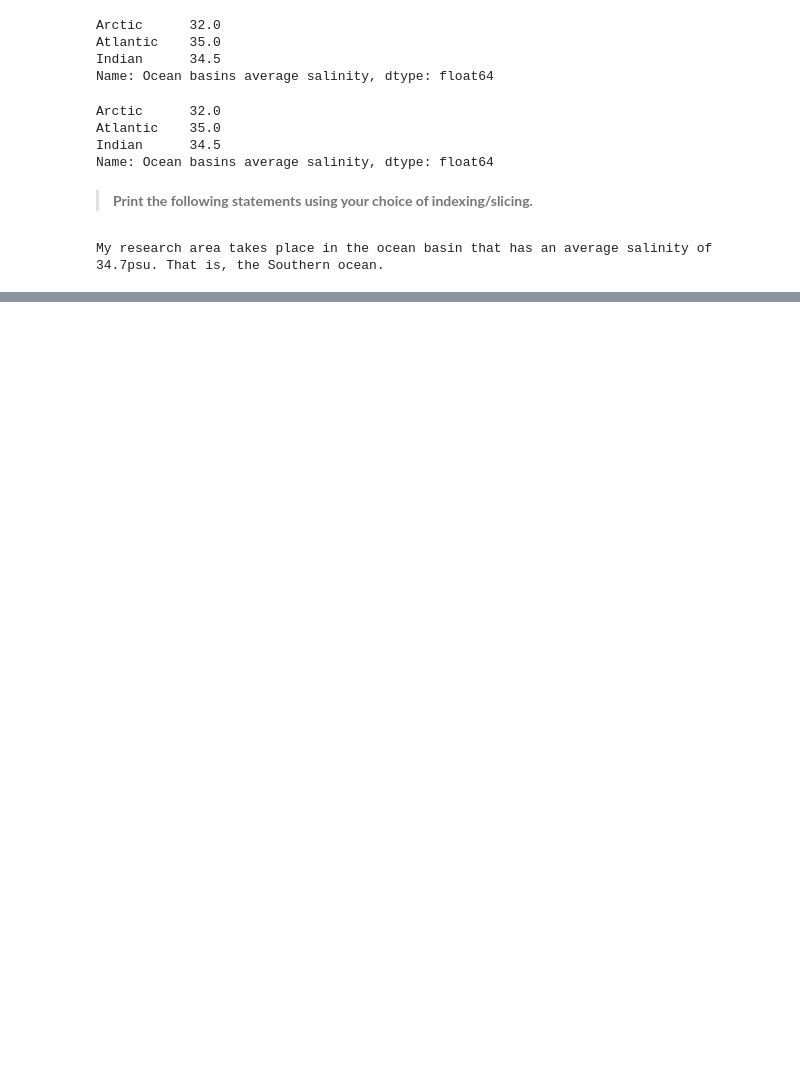
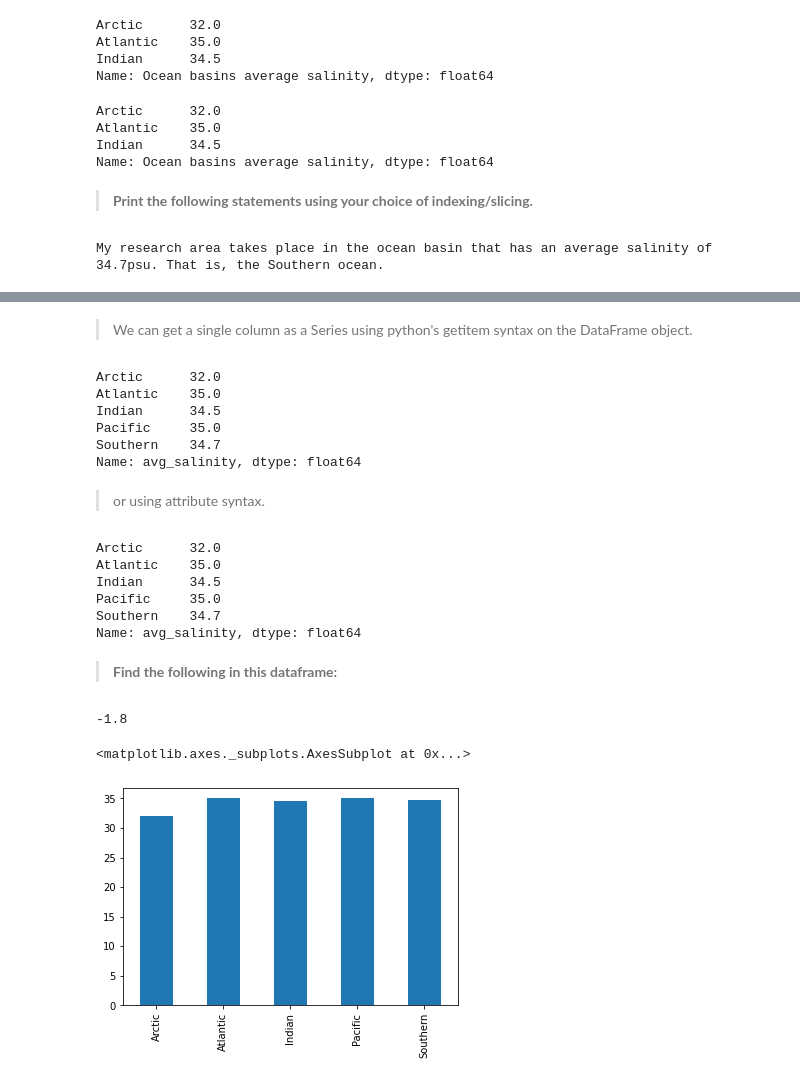
Before and after one commit to pyclub-cu/classes, a Jupyter notebook: Week_5_Salinity_Pandas.ipynb, the cells around one changed output, grey strips where cells are left out. Saved outputs shown, nothing was run; the diff lists cells and outputs as text; code cells hidden in the pictures; blank space fills up the shorter version.

```diff
--- a/Week_5_Salinity_Pandas.ipynb
+++ b/Week_5_Salinity_Pandas.ipynb
@@ -165,0 +170,11 @@ print('<Your answer here>')
+# %%
+#first create a dictionary
+ocean_basins = ['Arctic', 'Atlantic', 'Indian', 'Pacific', 'Southern']
+avg_salinity = [32, 35, 34.5, 35, 34.7]
+avg_temp = [-1.8, 14, 22, 20, 4]
+
+avg_data = {'avg_salinity': avg_salinity,
+        'avg_temp': avg_temp}
+
+
+df = pd.DataFrame(data=avg_data, index=ocean_basins)
@@ -165,0 +235,34 @@ print('<Your answer here>')
+# %% [markdown]
+> We can get a single column as a Series using python's getitem syntax on the DataFrame object.
+# %%
+df['avg_salinity']
+# %% [output]
+Arctic      32.0
+Atlantic    35.0
+Indian      34.5
+Pacific     35.0
+Southern    34.7
+Name: avg_salinity, dtype: float64
+# %% [markdown]
+> or using attribute syntax.
+# %%
+df.avg_salinity
+# %% [output]
+Arctic      32.0
+Atlantic    35.0
+Indian      34.5
+Pacific     35.0
+Southern    34.7
+Name: avg_salinity, dtype: float64
+# %% [markdown]
+> **Find the following in this dataframe:**
+# %%
+#What ocean basin has the coldest average temperature? What is that temperature?
+df.avg_temp.min()
+# %% [output]
+-1.8
+# %%
+df.avg_salinity.plot(kind='bar')
+# %% [output]
+<matplotlib.axes._subplots.AxesSubplot at 0x...>
+[figure, added]
```
Also changed, not shown: parts of 13 cells of this notebook.
